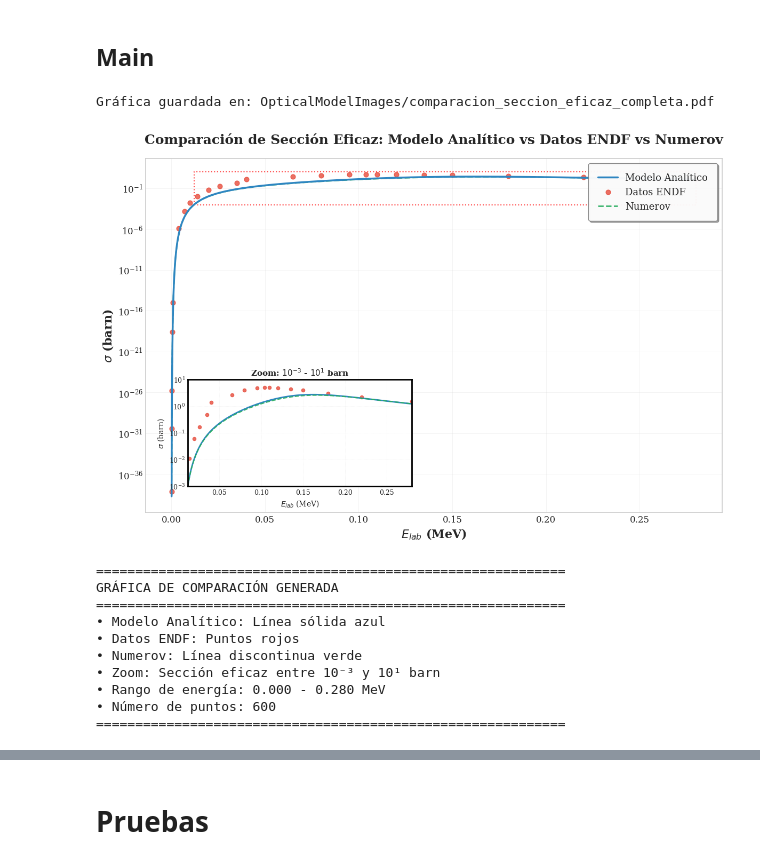
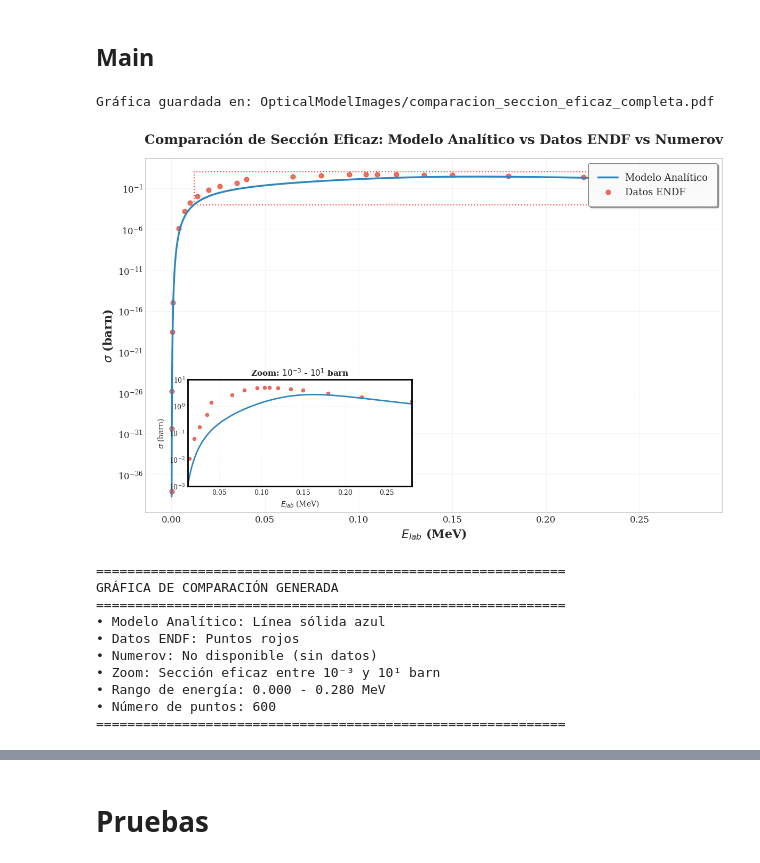
Before and after one commit to sante3105/Fisica-Nuclear, a Jupyter notebook: Nuclear-Teorica/ITRN/python/OpticModel/OpticalModelGraph.ipynb, the cells around one changed output, grey strips where cells are left out. Drawn from its saved outputs; the diff is of its cells as text; code cells hidden in the pictures.

```diff
--- a/Nuclear-Teorica/ITRN/python/OpticModel/OpticalModelGraph.ipynb
+++ b/Nuclear-Teorica/ITRN/python/OpticModel/OpticalModelGraph.ipynb
@@ -429,21 +429,21 @@ def run_optical_model(Zp: int, Zt: int, Ap: float, At: float,
 # %%
 run_optical_model(
     Zp=1, Zt=1,        # deuterón + algo
     Ap=2, At=3,        # masas (amu)
     Vr=-30, Vi=-0.04964,   # potencial MeV
     r0=1.338,            # fm
-     path='../c++/OpticModel/data/datfiles_l=0_a=4/WrWi_vs_Elab.dat',
-     L_path ='../c++/OpticModel/data/datfiles_l=0_a=4/L_vs_Elab.dat',
+     path='../c++/OpticModel/data/datfiles_l=0_a=36155/WrWi_vs_Elab.dat',
+     L_path ='../c++/OpticModel/data/datfiles_l=0_a=36155/L_vs_Elab.dat',
 )
 # %% [output]
 Gráfica guardada en: OpticalModelImages/comparacion_seccion_eficaz_completa.pdf
-[figure, old version]
+[figure, new version]
 ============================================================
 GRÁFICA DE COMPARACIÓN GENERADA
 ============================================================
 • Modelo Analítico: Línea sólida azul
 • Datos ENDF: Puntos rojos
-• Numerov: Línea discontinua verde
+• Numerov: No disponible (sin datos)
 • Zoom: Sección eficaz entre 10⁻³ y 10¹ barn
 • Rango de energía: 0.000 - 0.280 MeV
 • Número de puntos: 600
```
Also changed, not shown: parts of 5 cells of this notebook, 8 other files.
